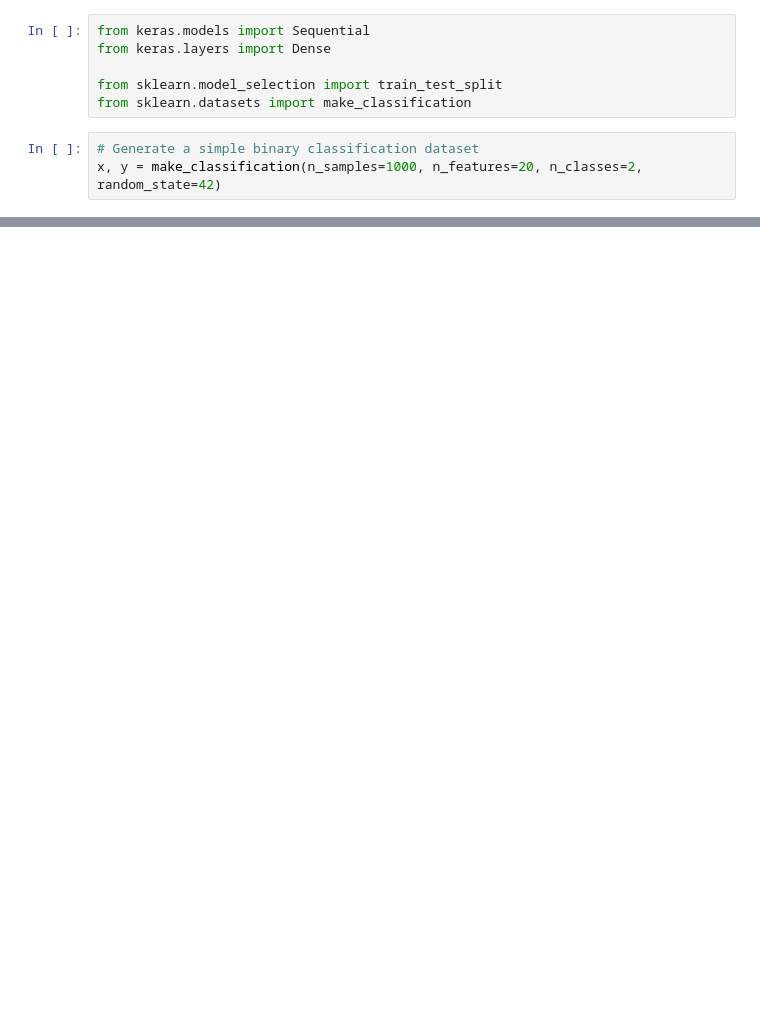
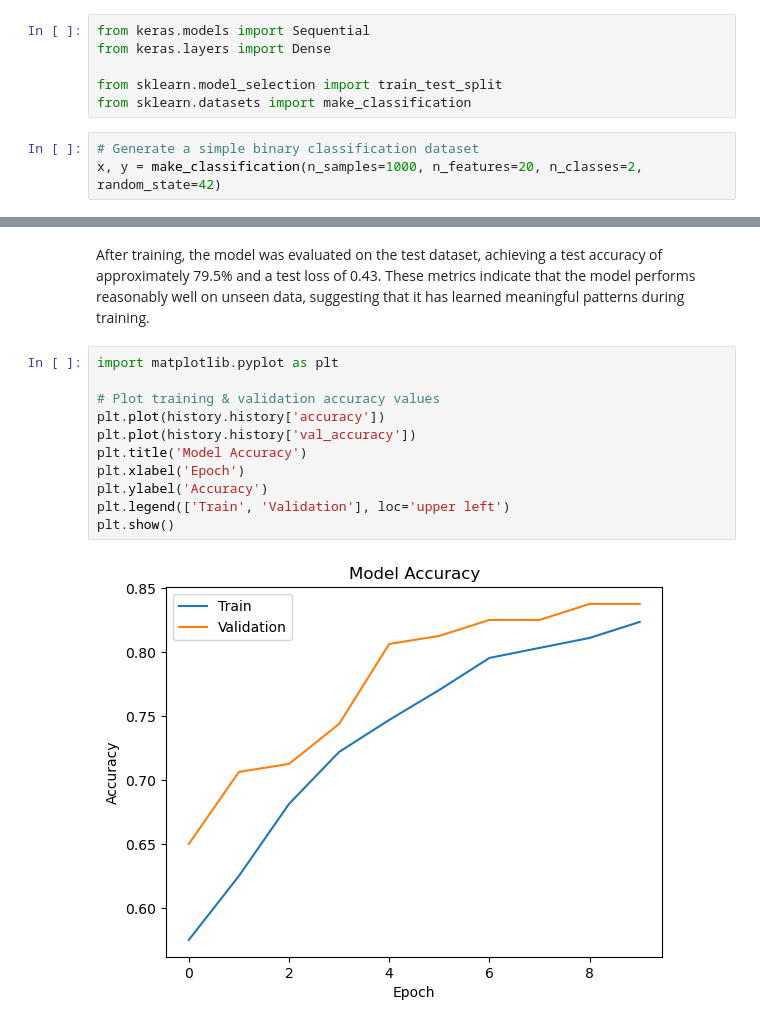
Before and after one commit to jarshana-shrestha/DataAnalytics---python-coding, a Jupyter notebook: neural_net_binary_classifier.ipynb, the cells around one changed output, grey strips where cells are left out. Saved outputs shown, nothing was run; the diff lists cells and outputs as text; blank space fills up the shorter version.

```diff
--- a/neural_net_binary_classifier.ipynb
+++ b/neural_net_binary_classifier.ipynb
@@ -49,0 +59,15 @@ We generated a synthetic binary classification dataset using make_classification
+# %% [markdown]
+After training, the model was evaluated on the test dataset, achieving a test accuracy of approximately 79.5% and a test loss of 0.43. These metrics indicate that the model performs reasonably well on unseen data, suggesting that it has learned meaningful patterns during training.
+# %%
+import matplotlib.pyplot as plt
+
+# Plot training & validation accuracy values
+plt.plot(history.history['accuracy'])
+plt.plot(history.history['val_accuracy'])
+plt.title('Model Accuracy')
+plt.xlabel('Epoch')
+plt.ylabel('Accuracy')
+plt.legend(['Train', 'Validation'], loc='upper left')
+plt.show()
+# %% [output]
+[figure, added]
```
Also changed, not shown: parts of 5 cells of this notebook.
